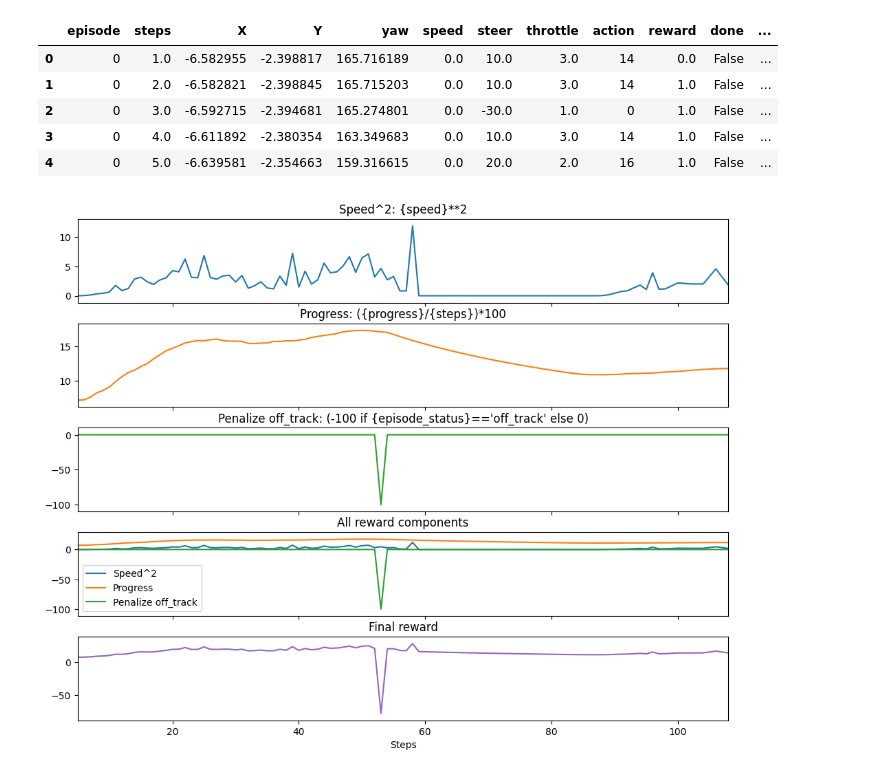
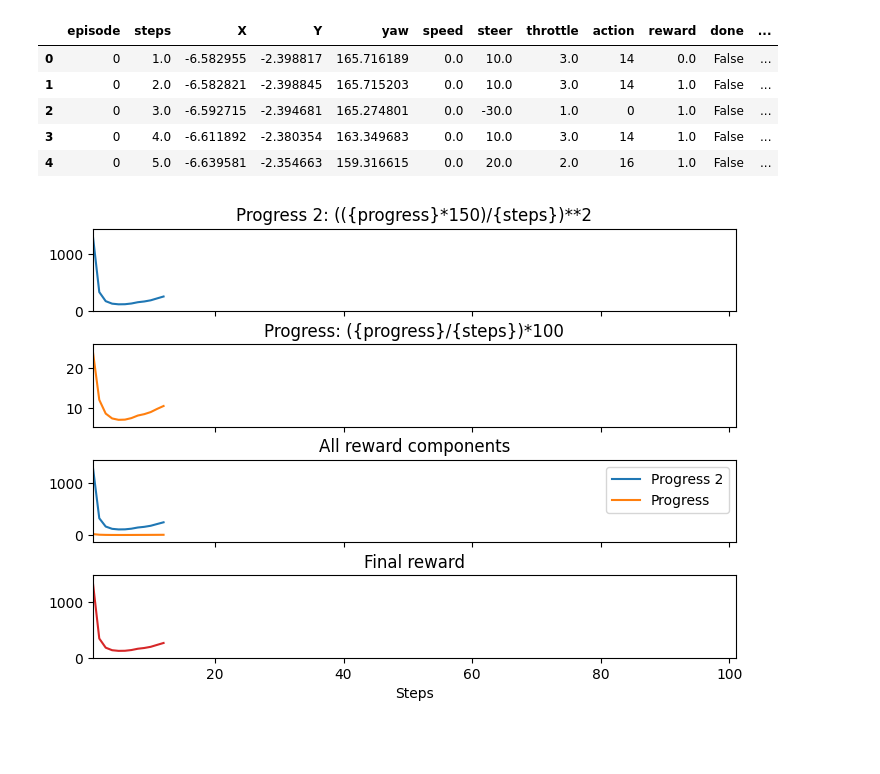
Before and after one commit to LeafarCoder/aws-deepracer-analyzer, a Jupyter notebook: deepracer_analyzer.ipynb, the cells around one changed output. Cells and saved outputs as stored; diff of their text form; code cells hidden in the pictures; blank space fills up the shorter version.

```diff
--- a/deepracer_analyzer.ipynb
+++ b/deepracer_analyzer.ipynb
@@ -38,7 +38,7 @@ evaluation_df.head()
 # %%
 class Simulation():
 
-    def __init__(self, model_path, evaluation_df_path, video_path, simulation_size) -> None:
+    def __init__(self, model_path, evaluation_df_path, video_path, simulation_size, reward_components_input={}) -> None:
 
         # Evaluation dataframe
         self.evaluation_df_path = evaluation_df_path
@@ -92,17 +92,20 @@ class Simulation():
         self.speed_color = (0, 255, 0)
 
         # Reward function plotting
-        self.fig = plt.figure(figsize=(10,8))
+        self.fig = plt.figure(figsize=(7,5))
         self.next_plot_idx = 0
         self.reward_components = {}
         self.num_step_visible_on_plot = 100
         self.plot_colors = ['#1f77b4', '#ff7f0e', '#2ca02c', '#d62728', '#9467bd', '#8c564b', '#e377c2', '#7f7f7f', '#bcbd22', '#17becf']
+        for reward_component_name, reward_component_expression in reward_components_input.items():
+            self.add_reward_component(reward_component_name, reward_component_expression)
+        self.setup_reward_components()
 
         #################################################################
         # ONLY NEEDS TO BE RUN ONCE! (checked automatically by Simulator)
         #################################################################
         # Extract speed from video feed and add its time-series to the evaluation logs
-        sim.get_speed_timeseries()
+        self.get_speed_timeseries()
 
     # Generate a Gaussian 2D kernel
     def gaussian_filter(self, n, std):
@@ -404,6 +407,9 @@ class Simulation():
         # print("line_obj", line_obj)
 
     def setup_reward_components(self):
+        if len(self.reward_components) == 0:
+            return
+
         # Sub-plot to see all reward components gother
         self.add_reward_component("All reward components", "0")
 
@@ -560,7 +566,8 @@ class Simulation():
 
         # Update reward component plots
         if update_action_space_heatmap:
-            self.plot_reward_component()
+            if len(self.reward_components) > 0:
+                self.plot_reward_component()
 
         # Display total progress bar
         self.display_progress_bar(frame)
@@ -575,16 +582,18 @@ class Simulation():
 
         return frame
 # %%
-simulation_size = (640, 480)
+simulation_size = (640, 500)
+
+# Example of reward function components to be analyzed. Dictionary with schema "title": "expression"
+reward_components = {
+    # "Speed": "{speed}**2",
+    "Progress 2": "(({progress}*150)/{steps})**2",
+    "Progress": "({progress}/{steps})*100",
+    # "Penalize off_track": "(-20 if {episode_status}=='off_track' else 0)"
+}
+
 # Instantiate the Simulation
-sim = Simulation(model_path, evaluation_df_path, video_path, simulation_size)
-
-# Example of reward function components to be analyzed.
-sim.add_reward_component("Speed", "{speed}**2")
-sim.add_reward_component("Progress", "({progress}/{steps})*100")
-sim.add_reward_component("Penalize off_track", "(-100 if {episode_status}=='off_track' else 0)")
-
-sim.setup_reward_components()
+sim = Simulation(model_path, evaluation_df_path, video_path, simulation_size, reward_components_input=reward_components)
 
 # Run simulation until the last frame is reached
 while sim.frame_number < sim.total_frame_count:
@@ -614,31 +623,31 @@ while sim.frame_number < sim.total_frame_count:
             continue
 
         # These key strokes are not allowed during pause, that's why they follow the pause
         sim.listen_for_key_strokes_after_pause()
 
         # If enough time has passed (considering the frame rate) since the last frame update, then update again
         time_elapsed = time.time() - sim.last_time_checkpoint
         if time_elapsed > 1./sim.frame_rate:
             sim.last_time_checkpoint = time.time()  # reset time
 
             frame = sim.update_simulation_display()
             break   # break from While(True)
 
     sim.frame_number +=1    # Advance frame
 
 # If any recording underway, the close it first
 if sim.record_simulation:
     sim.record_video_obj.release()
     sim.record_simulation = False
 
 # Present the closing frame:
 success, frame = sim.video.read()
 sim.write_text_with_border(frame, "Press any key to exit", (30, sim.window_h//2), cv2.FONT_HERSHEY_PLAIN, 3, (255,255,255), (0,0,0), 2, 3)
 cv2.imshow(video_path, frame)
 cv2.waitKey()
 
 # Close video and windows
 sim.video.release()
 cv2.destroyAllWindows()
 # %% [output]
-[figure, old version]
+[figure, new version]
```
Also changed, not shown: 12 other files.
